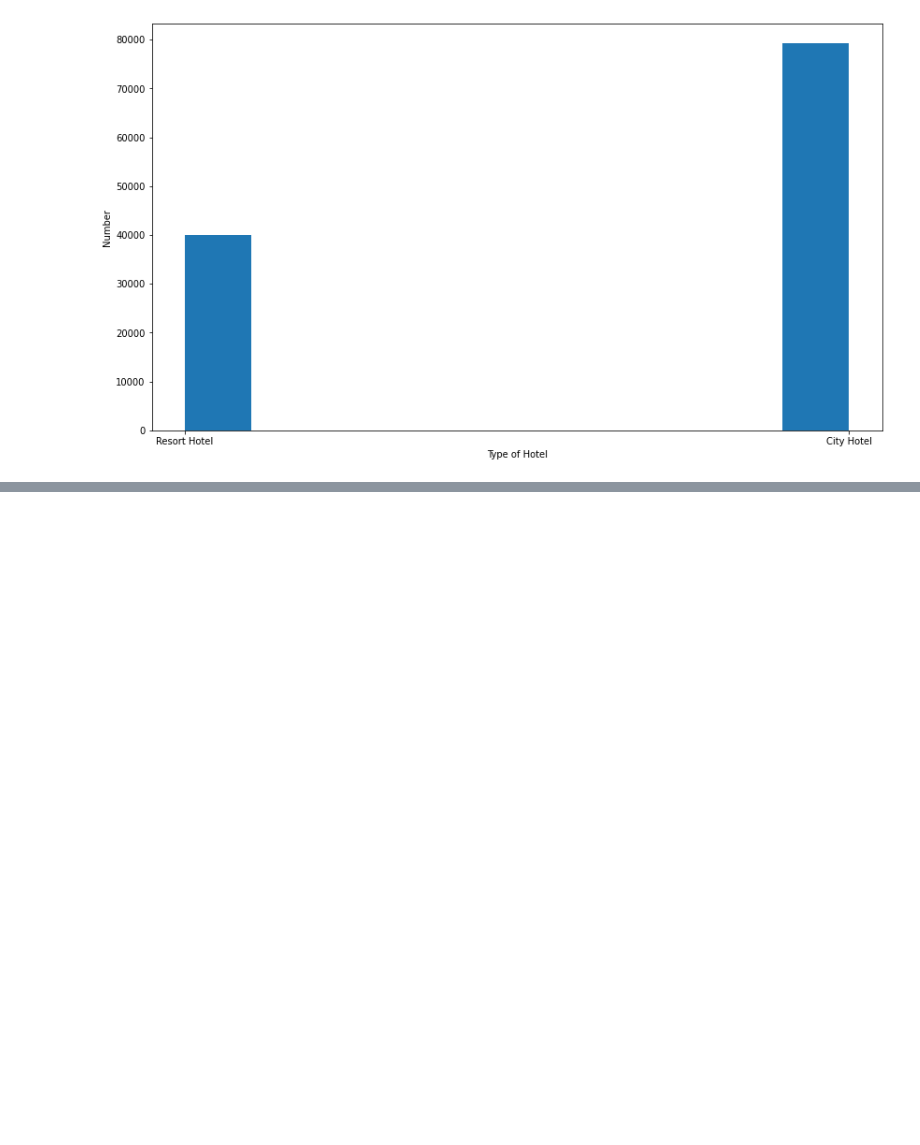
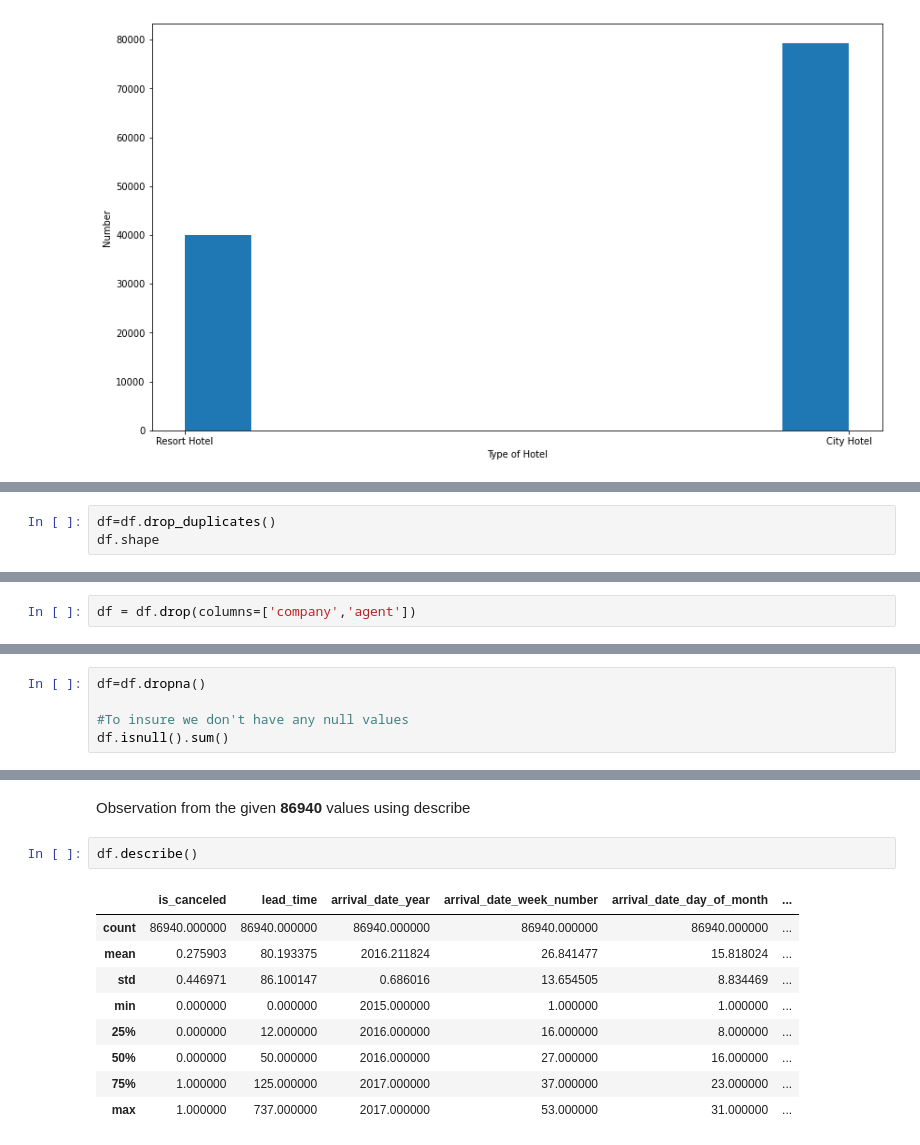
Before and after one commit to kishorpatil03/Hotel-Booking-Analysis, a Jupyter notebook: Hotel_Booking_Analysis_Capstone_Project.ipynb, the cells around one changed output, grey strips where cells are left out. Drawn from its saved outputs; the diff is of its cells as text; blank space fills up the shorter version.

```diff
--- a/Hotel_Booking_Analysis_Capstone_Project.ipynb
+++ b/Hotel_Booking_Analysis_Capstone_Project.ipynb
@@ -125,0 +138,3 @@ plt.show()
+# %%
+df=df.drop_duplicates()
+df.shape
@@ -125,0 +165,2 @@ plt.show()
+# %%
+df = df.drop(columns=['company','agent'])
@@ -125,0 +189,5 @@ plt.show()
+# %%
+df=df.dropna()
+
+#To insure we don't have any null values
+df.isnull().sum()
@@ -125,0 +232,14 @@ plt.show()
+# %% [markdown]
+Observation from the given **86940** values using describe
+# %%
+df.describe()
+# %% [output]
+|  | is_canceled | lead_time | arrival_date_year | arrival_date_week_number | arrival_date_day_of_month | ... |
+| count | 86940.000000 | 86940.000000 | 86940.000000 | 86940.000000 | 86940.000000 | ... |
+| mean | 0.275903 | 80.193375 | 2016.211824 | 26.841477 | 15.818024 | ... |
+| std | 0.446971 | 86.100147 | 0.686016 | 13.654505 | 8.834469 | ... |
+| min | 0.000000 | 0.000000 | 2015.000000 | 1.000000 | 1.000000 | ... |
+| 25% | 0.000000 | 12.000000 | 2016.000000 | 16.000000 | 8.000000 | ... |
+| 50% | 0.000000 | 50.000000 | 2016.000000 | 27.000000 | 16.000000 | ... |
+| 75% | 1.000000 | 125.000000 | 2017.000000 | 37.000000 | 23.000000 | ... |
+| max | 1.000000 | 737.000000 | 2017.000000 | 53.000000 | 31.000000 | ... |
```
Also changed, not shown: parts of 12 cells of this notebook.
